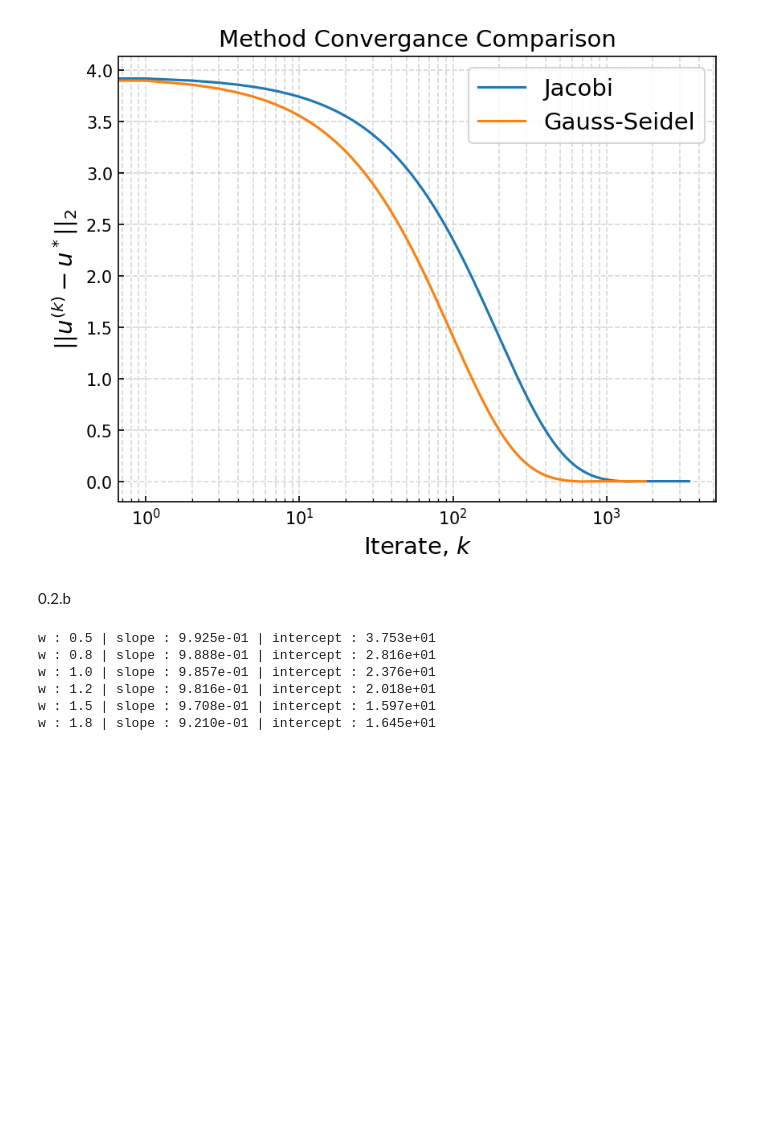
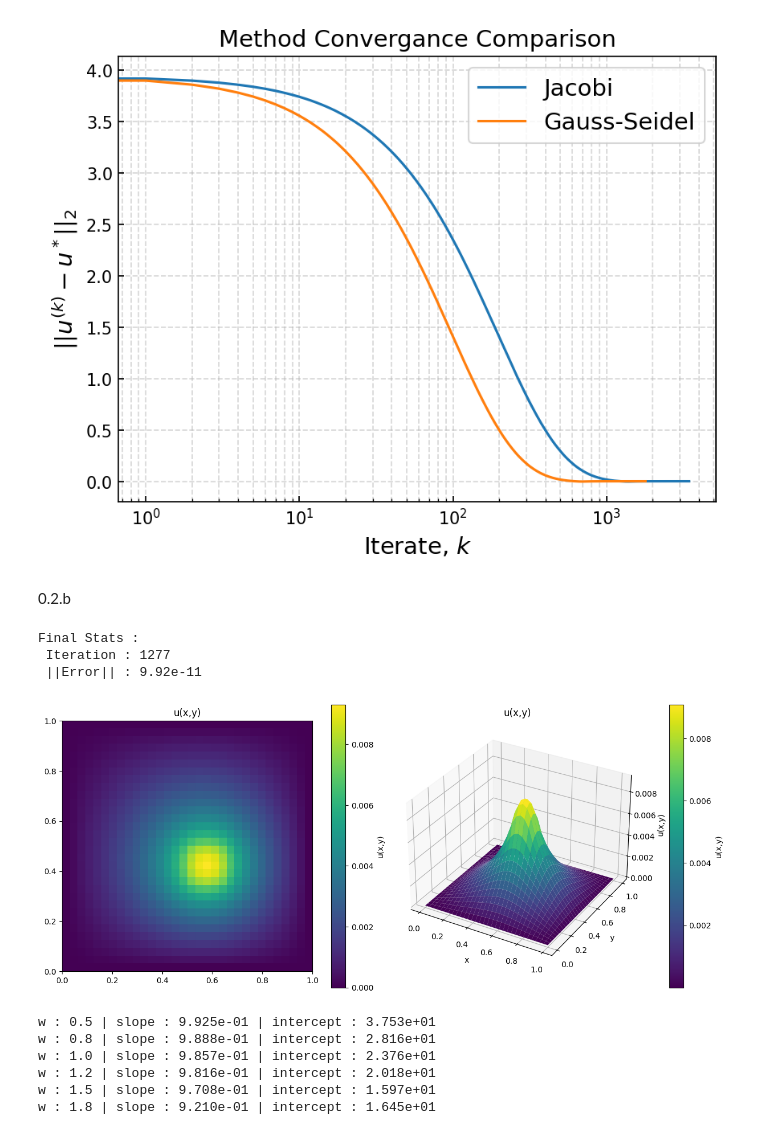
Before and after one commit to jabelieu/nmfde_class, a Jupyter notebook: hw2_jab.ipynb, the cells around one changed output. Cells and saved outputs as stored; diff of their text form; code cells hidden in the pictures; blank space fills up the shorter version.

```diff
--- a/hw2_jab.ipynb
+++ b/hw2_jab.ipynb
@@ -543,36 +543,41 @@ def sor_iteration ( b , w = 1. , u0 = None , tolerance = 1e-5 , max_iteration =
 unit test
 '''
 
-unit_test_flag = 0
+unit_test_flag = 1
 
 if unit_test_flag == 1 :
 
     n = 32
     b = np.zeros((n,n))
     x = np.linspace ( 0 , 1 , n );
     y = np.linspace ( 0 , 1 , n );
     for i in range ( n ) :
         for j in range ( n ) :
             if 1/3 <= x[i] <= 1/2 and 1/2 <= y[j] <= 2/3 :
                 b[i,j] = -1
 
     u_sol,_,_ = gauss_seidel_iteration(b,tolerance=1e-10,max_iteration=int(1e4),show_final_stats=True)
     X, Y = np.meshgrid(x, x)
 
     fig = plt.figure ( figsize = ( 12 , 10 ) , constrained_layout=True )
     ax1 = fig.add_subplot ( 121 )
     ax2 = fig.add_subplot ( 122 , projection = '3d' )
 
     im1 = ax1.imshow(u_sol, origin="lower", extent=[0,1,0,1])
     fig.colorbar(im1 , label="u(x,y)",ax=ax1 , shrink = 0.5 )
     ax1.set_title("u(x,y)")
 
     im2 = ax2.plot_surface(X, Y, u_sol, cmap='viridis', edgecolor="none")
     fig.colorbar(im2 , shrink = 0.5 , aspect=20, label="u(x,y)")
     ax2.set_xlabel("x")
     ax2.set_ylabel("y")
     ax2.set_zlabel("u(x,y)")
     ax2.set_title("u(x,y)");
+# %% [output]
+Final Stats :
+ Iteration : 1277
+ ||Error|| : 9.92e-11
+[figure, added]
 # %%
 """
 Name: asymptotic rate fitter
```
Also changed, not shown: parts of 11 cells of this notebook, 3 other files.
